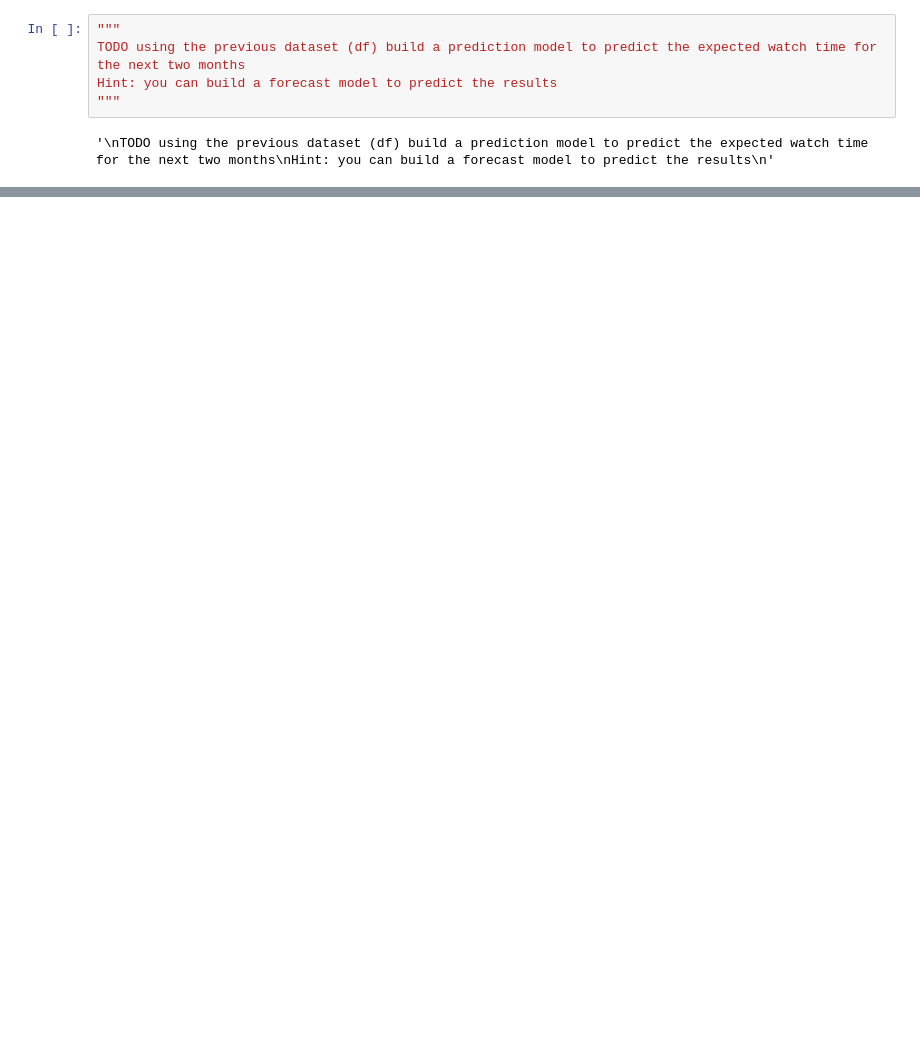
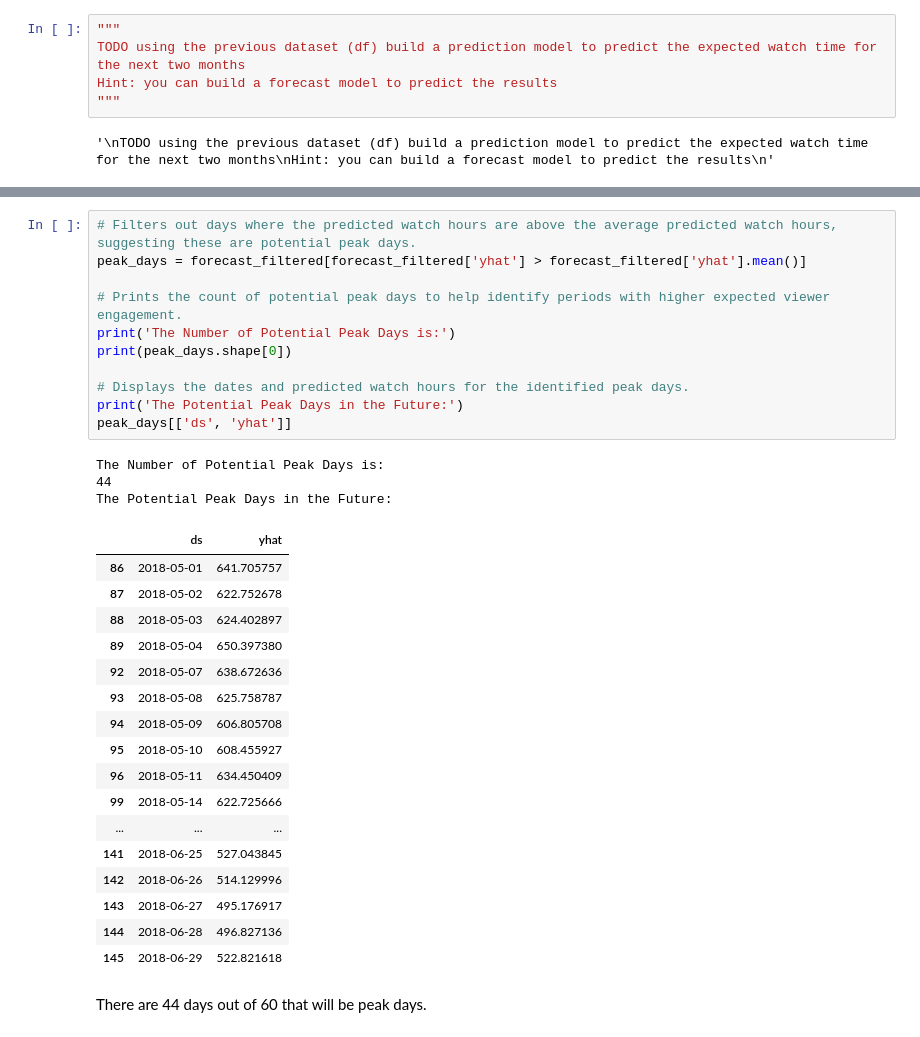
Before and after one commit to TMQ5/My_Projects, a Jupyter notebook: stc_TV_T2.ipynb, the cells around one changed output, grey strips where cells are left out. Saved outputs shown, nothing was run; the diff lists cells and outputs as text; blank space fills up the shorter version.

```diff
--- a/stc_TV_T2.ipynb
+++ b/stc_TV_T2.ipynb
@@ -443,0 +622,34 @@ Hint: you can build a forecast model to predict the results
+# %%
+# Filters out days where the predicted watch hours are above the average predicted watch hours, suggesting these are potential peak days.
+peak_days = forecast_filtered[forecast_filtered['yhat'] > forecast_filtered['yhat'].mean()]
+
+# Prints the count of potential peak days to help identify periods with higher expected viewer engagement.
+print('The Number of Potential Peak Days is:')
+print(peak_days.shape[0])
+
+# Displays the dates and predicted watch hours for the identified peak days.
+print('The Potential Peak Days in the Future:')
+peak_days[['ds', 'yhat']]
+# %% [output]
+The Number of Potential Peak Days is:
+44
+The Potential Peak Days in the Future:
+|  | ds | yhat |
+| 86 | 2018-05-01 | 641.705757 |
+| 87 | 2018-05-02 | 622.752678 |
+| 88 | 2018-05-03 | 624.402897 |
+| 89 | 2018-05-04 | 650.397380 |
+| 92 | 2018-05-07 | 638.672636 |
+| 93 | 2018-05-08 | 625.758787 |
+| 94 | 2018-05-09 | 606.805708 |
+| 95 | 2018-05-10 | 608.455927 |
+| 96 | 2018-05-11 | 634.450409 |
+| 99 | 2018-05-14 | 622.725666 |
+| ... | ... | ... |
+| 141 | 2018-06-25 | 527.043845 |
+| 142 | 2018-06-26 | 514.129996 |
+| 143 | 2018-06-27 | 495.176917 |
+| 144 | 2018-06-28 | 496.827136 |
+| 145 | 2018-06-29 | 522.821618 |
+# %% [markdown]
+There are 44 days out of 60 that will be peak days.
```
Also changed, not shown: parts of 15 cells of this notebook.
